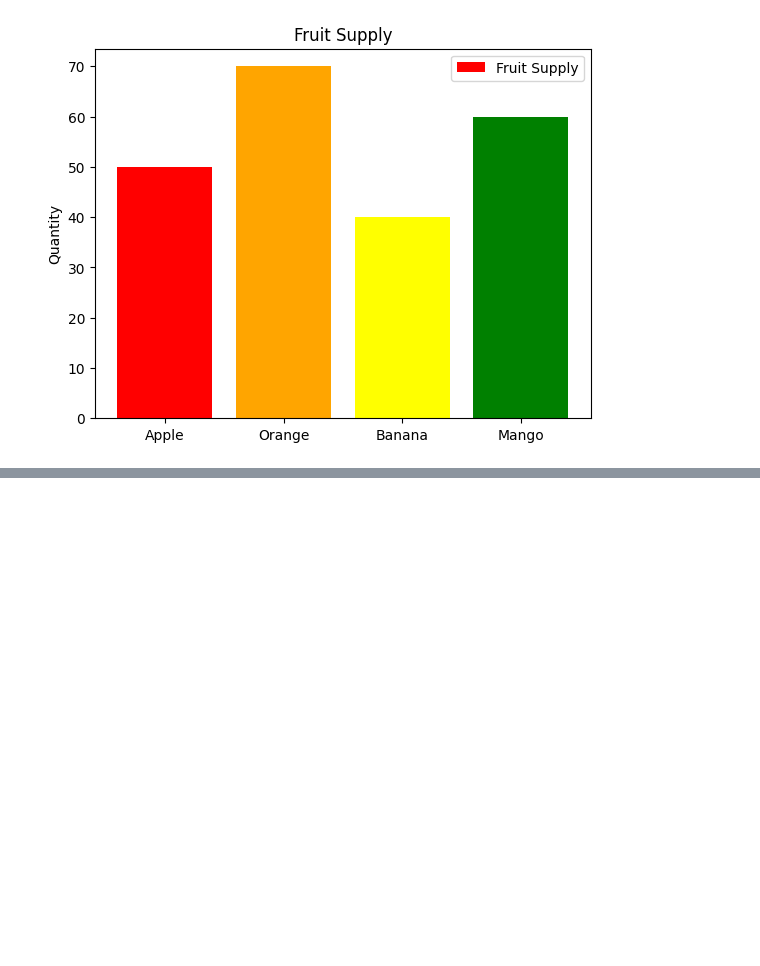
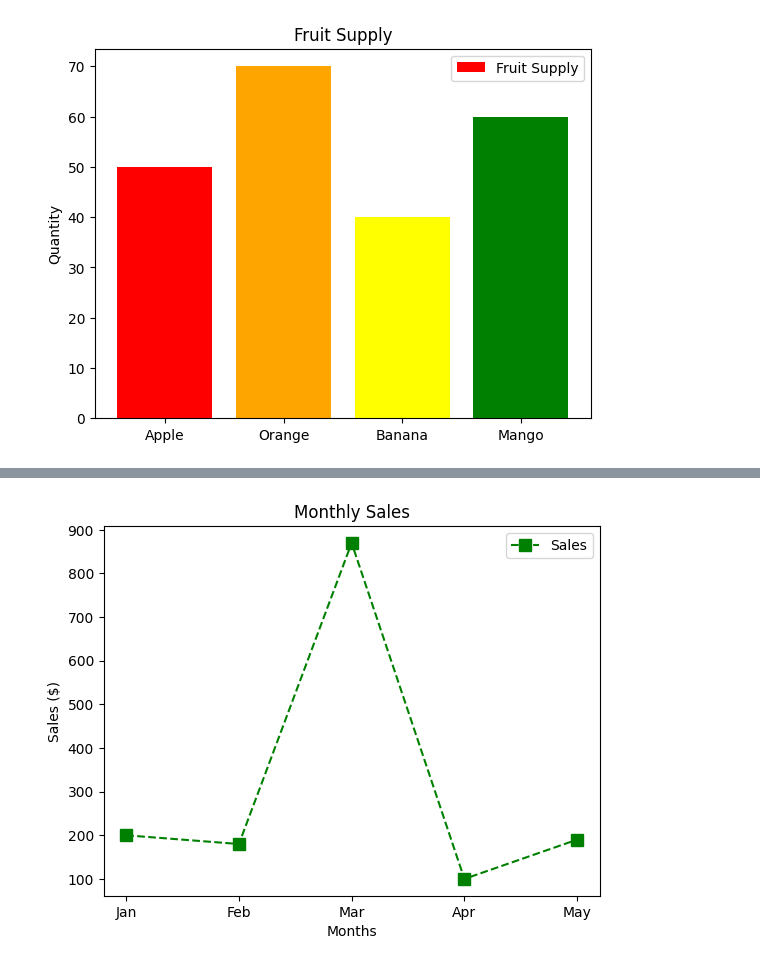
Before and after one commit to abdimudesirahmed/Qiyas-AI, a Jupyter notebook: Data_visualization.ipynb, the cells around one changed output, grey strips where cells are left out. Cells and saved outputs as stored; diff of their text form; code cells hidden in the pictures; blank space fills up the shorter version.

Commit message:
Story telling data visualaizatio

```diff
--- a/Data_visualization.ipynb
+++ b/Data_visualization.ipynb
@@ -123,0 +124,81 @@ plt.show()
+# %%
+months = ['Jan', 'Feb', 'Mar', 'Apr', 'May']
+sales = [200, 180, 870, 100, 190]
+
+plt.plot(
+    months,
+    sales,
+    color='green',
+    marker='s',
+    linestyle='--',
+    markersize=8,
+    label='Sales'
+)
+
+plt.title('Monthly Sales')
+plt.xlabel('Months')
+plt.ylabel('Sales ($)')
+plt.legend()
+plt.show()
+
+fruits = ['Apple', 'Orange', 'Banana', 'Mango']
+counts = [50, 70, 40, 60]
+colors = ['red', 'orange', 'yellow', 'green']
+
+fig, ax = plt.subplots()
+
+ax.bar(fruits, counts, color=colors, label='Fruit Supply')
+ax.set_xlabel('Fruits')
+ax.set_ylabel('Quantity')
+ax.set_title('Fruit Supply')
+ax.legend()
+plt.show()
+
+Movies = ['Inception', 'Interstellar', 'The Dark Knight', 'Tenet']
+Ratings = [8.8, 8.6, 9.0, 7.5]
+
+fig, ax = plt.subplots()
+ax.barh(Movies, Ratings, color='blue', label='Movie Ratings')
+ax.set_xlabel('Ratings')
+ax.set_ylabel('Movies')
+ax.set_title('Movie Ratings')
+ax.legend()
+plt.show()
+
+import numpy as np
+
+departments = ('CS', 'IS', 'SE', 'IT')
+
+students = {
+'Male': np.array([7, 5, 8, 5]),
+'Female': np.array([3, 5, 9, 4])
+}
+fig, ax = plt.subplots()
+
+
+bars1 = ax.bar(departments, students['Male'], width=0.7, label='Male')
+
+
+bars2 = ax.bar(
+    departments,
+    students['Female'],
+    width=0.7,
+    bottom=students['Male'],
+    label='Female'
+)
+
+
+ax.bar_label(bars1, label_type='center')
+ax.bar_label(bars2, label_type='center')
+
+
+
+ax.set_title('Students by Department and Gender')
+
+
+
+ax.legend()
+
+plt.show()
+# %% [output]
+[figure, added]
```
Also changed, not shown: parts of 3 cells of this notebook, 3 other files.
